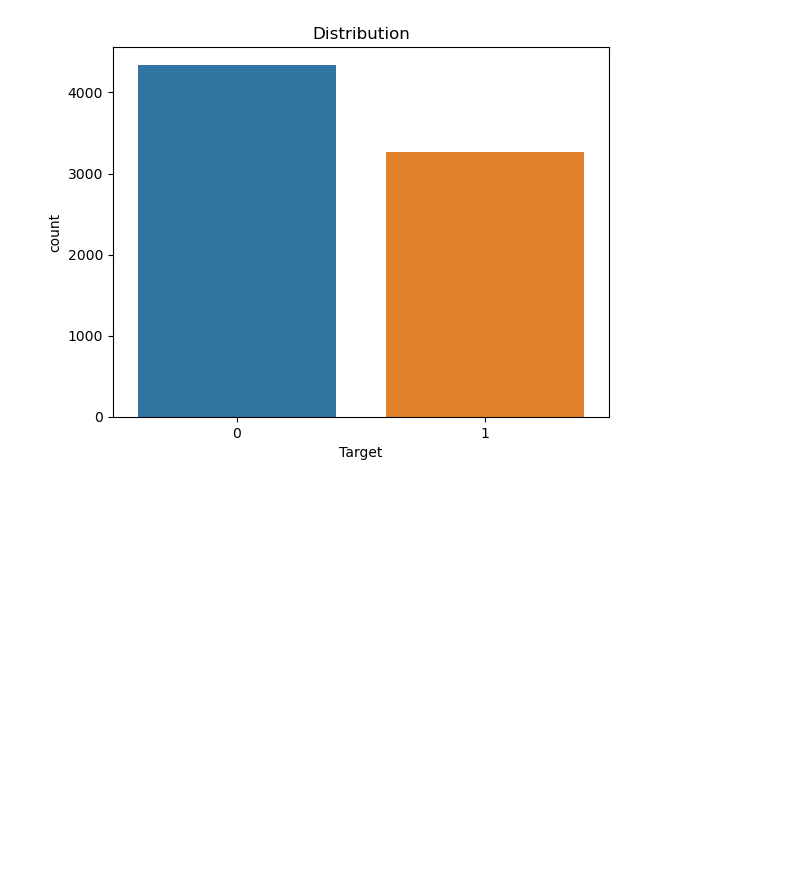
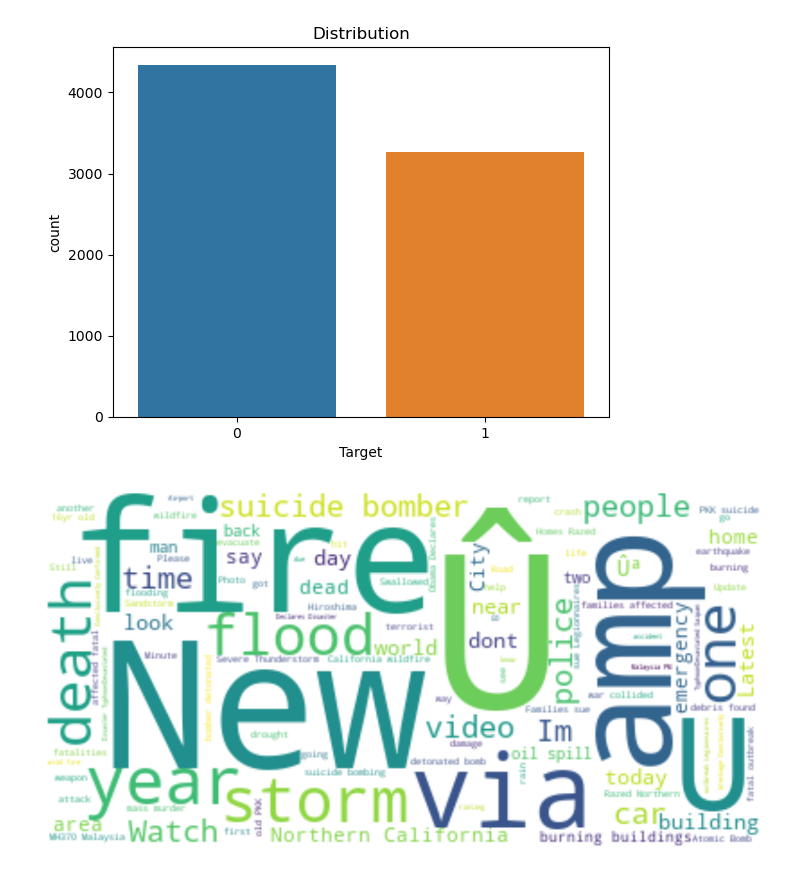
Before and after one commit to rgjha/data_science_basics, a Jupyter notebook: NLP/tweet_analysis_Kaggle/tweet_class.ipynb, the cells around one changed output. Cells and saved outputs as stored; diff of their text form; code cells hidden in the pictures; blank space fills up the shorter version.

```diff
--- a/NLP/tweet_analysis_Kaggle/tweet_class.ipynb
+++ b/NLP/tweet_analysis_Kaggle/tweet_class.ipynb
@@ -79,6 +96,8 @@ from sklearn.feature_extraction.text import TfidfVectorizer
 nltk.download('punkt')
 nltk.download('stopwords')
 stop = stopwords.words('english')
+new_stop = ['http[^\s]*'] # You can add your own stopwords here!
+stop.extend(new_stop)
 # "   ".join(stop)
 # %% [output]
 [nltk_data] Downloading package punkt to /Users/apple/nltk_data...
@@ -109,3 +133,14 @@ Name: Target, dtype: int64
+# %%
+text = " ".join(i for i in train_data[train_data['Target']==1].Text)
+stopwords = set(STOPWORDS)
+stopwords = ["http[^\s]*", "co", "RT"] + list(stopwords)
+wordcloud = WordCloud(stopwords=stopwords, background_color="white").generate(text)
+plt.figure( figsize=(15,10))
+plt.imshow(wordcloud, interpolation='bilinear')
+plt.axis("off")
+plt.show()
+# %% [output]
+[figure, added]
 # %%
 from sklearn.feature_extraction.text import CountVectorizer, TfidfVectorizer
 vectorizer = TfidfVectorizer()
```
Also changed, not shown: parts of 31 cells of this notebook, 5 other files.
